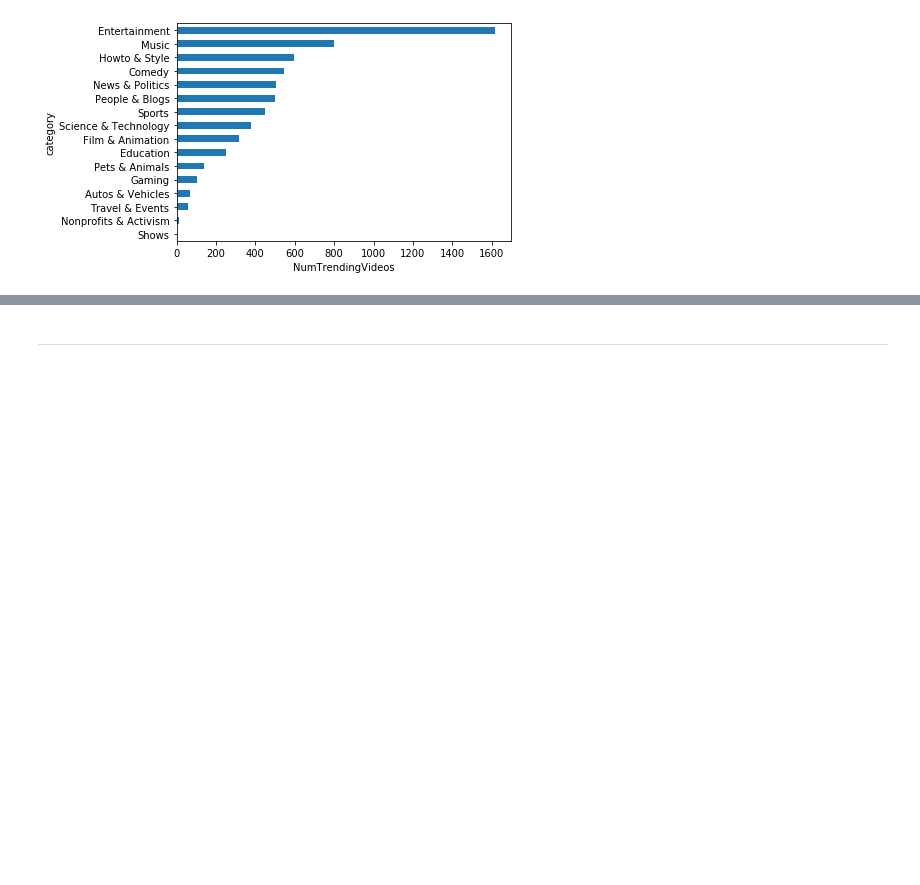
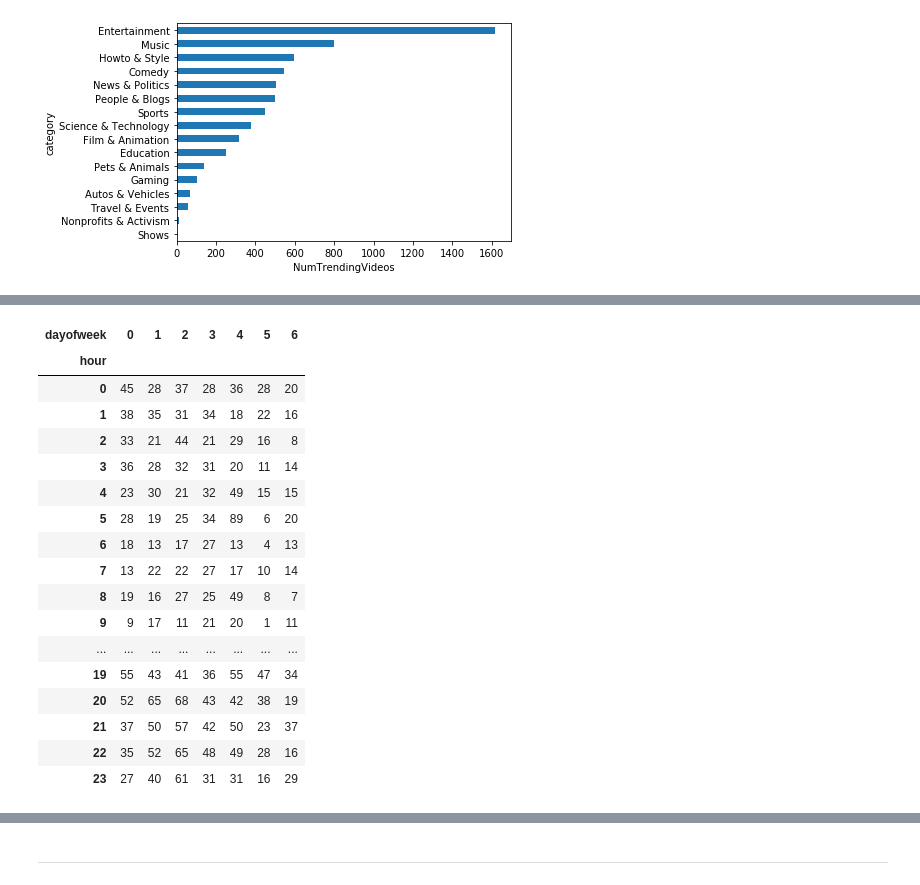
Before and after one commit to vhoaian/LTKHDL_CK, a Jupyter notebook: 1712265-VoHoaiAn.ipynb, the cells around one changed output, grey strips where cells are left out. Saved outputs shown, nothing was run; the diff lists cells and outputs as text; code cells hidden in the pictures; blank space fills up the shorter version.

```diff
--- a/1712265-VoHoaiAn.ipynb
+++ b/1712265-VoHoaiAn.ipynb
@@ -318,0 +311,24 @@ trending_taken_hrs.value_counts().iloc[:100].sort_index().plot.line()
+# %%
+no_dup_video_df['dayofweek'] = no_dup_video_df['publish_time'].apply(lambda video: video.dayofweek)
+no_dup_video_df['hour'] = no_dup_video_df['publish_time'].apply(lambda video: video.hour)
+publish_time_df = no_dup_video_df.groupby(['dayofweek', 'hour']).size().unstack(level=0)
+publish_time_df
+# %% [output]
+| dayofweek | 0 | 1 | 2 | 3 | 4 | 5 | 6 |
+| hour |  |  |  |  |  |  |  |
+| 0 | 45 | 28 | 37 | 28 | 36 | 28 | 20 |
+| 1 | 38 | 35 | 31 | 34 | 18 | 22 | 16 |
+| 2 | 33 | 21 | 44 | 21 | 29 | 16 | 8 |
+| 3 | 36 | 28 | 32 | 31 | 20 | 11 | 14 |
+| 4 | 23 | 30 | 21 | 32 | 49 | 15 | 15 |
+| 5 | 28 | 19 | 25 | 34 | 89 | 6 | 20 |
+| 6 | 18 | 13 | 17 | 27 | 13 | 4 | 13 |
+| 7 | 13 | 22 | 22 | 27 | 17 | 10 | 14 |
+| 8 | 19 | 16 | 27 | 25 | 49 | 8 | 7 |
+| 9 | 9 | 17 | 11 | 21 | 20 | 1 | 11 |
+| ... | ... | ... | ... | ... | ... | ... | ... |
+| 19 | 55 | 43 | 41 | 36 | 55 | 47 | 34 |
+| 20 | 52 | 65 | 68 | 43 | 42 | 38 | 19 |
+| 21 | 37 | 50 | 57 | 42 | 50 | 23 | 37 |
+| 22 | 35 | 52 | 65 | 48 | 49 | 28 | 16 |
+| 23 | 27 | 40 | 61 | 31 | 31 | 16 | 29 |
```
Also changed, not shown: parts of 20 cells of this notebook.
